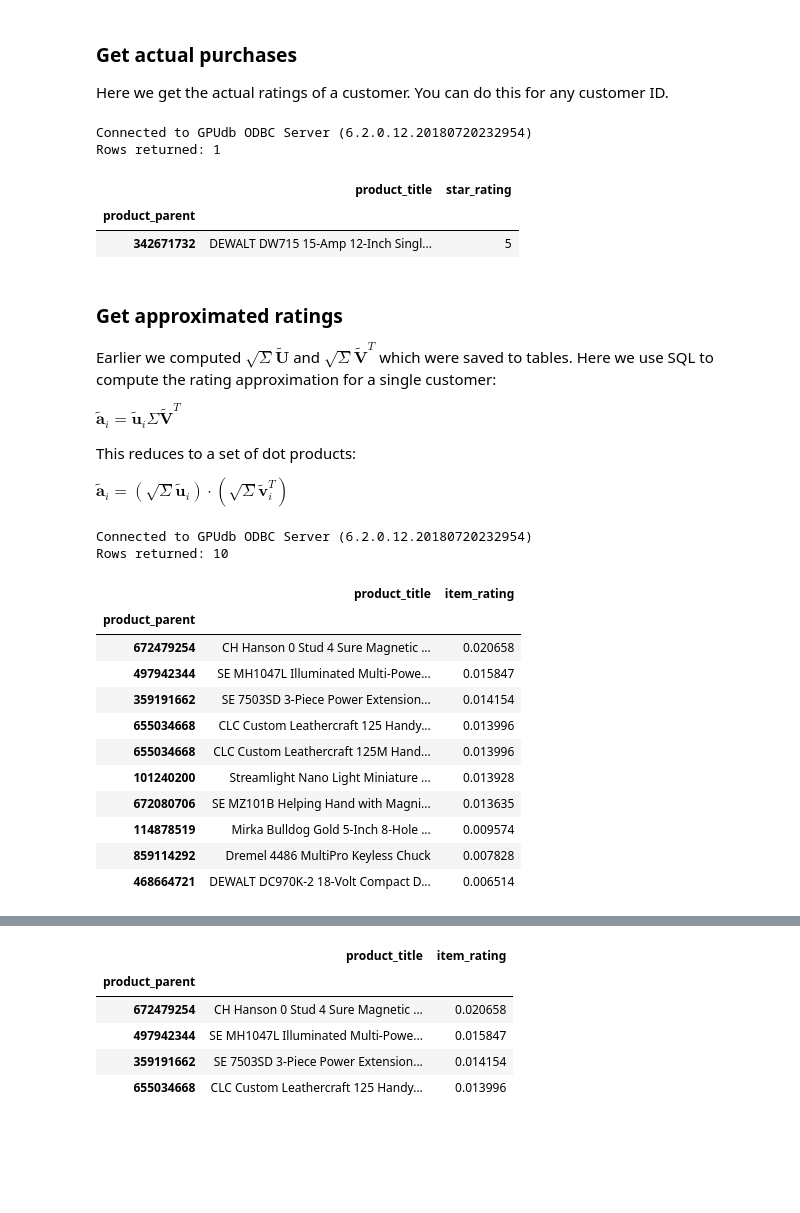
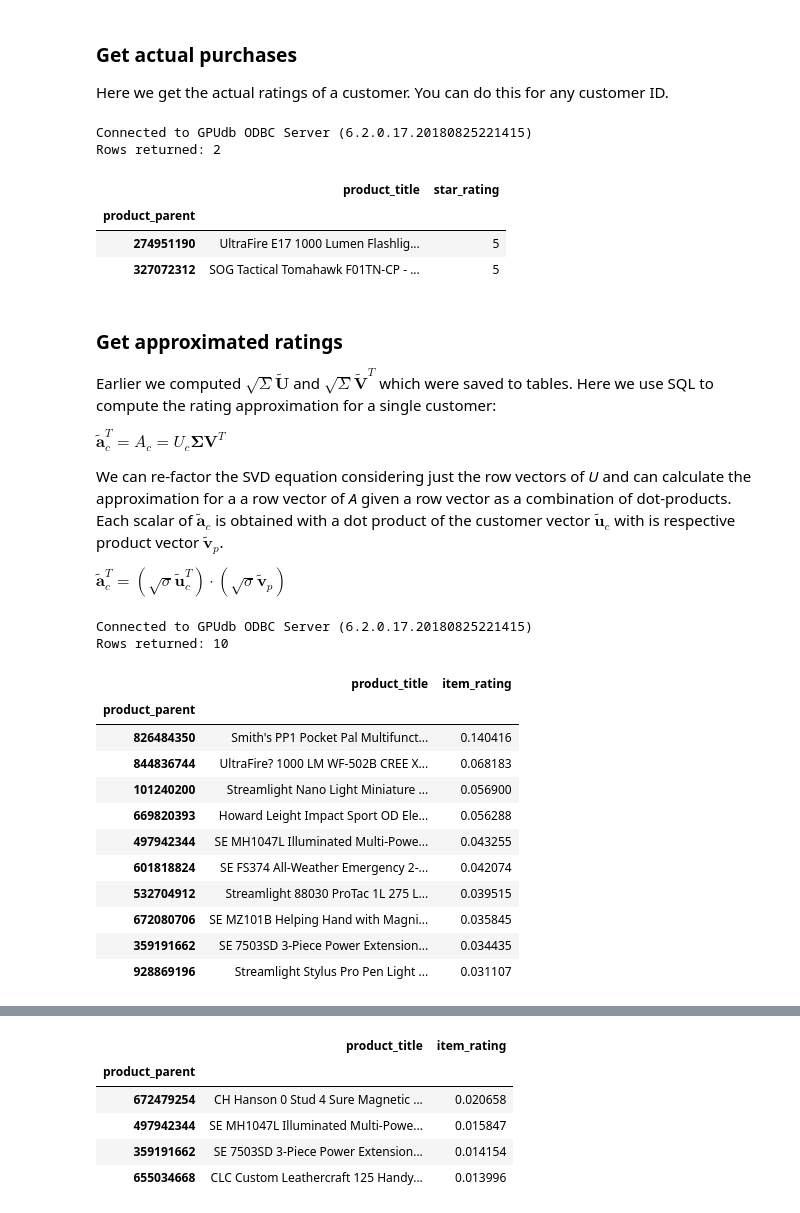
Before and after one commit to kineticadb/kinetica-jupyterlab, a Jupyter notebook: notebooks/SVD/svd_3_recommend.ipynb, the cells around one changed output, grey strips where cells are left out. Drawn from its saved outputs; the diff is of its cells as text; code cells hidden in the pictures; blank space fills up the shorter version.

```diff
--- a/notebooks/SVD/svd_3_recommend.ipynb
+++ b/notebooks/SVD/svd_3_recommend.ipynb
@@ -30,7 +30,7 @@ pd.options.display.max_colwidth = 100
 
 Here we get the actual ratings of a customer. You can do this for any customer ID.
 # %%
-CUSTOMER_ID = 19434
+CUSTOMER_ID = 22632
 
 _actual_df = kodbc_io.get_df("""
 select
@@ -47,60 +47,62 @@ order by am.product_parent
 _actual_df = _actual_df.set_index('product_parent')
 _actual_df
 # %% [output]
-Connected to GPUdb ODBC Server (6.2.0.12.20180720232954)
-Rows returned: 1
+Connected to GPUdb ODBC Server (6.2.0.17.20180825221415)
+Rows returned: 2
 |  | product_title | star_rating |
 | product_parent |  |  |
-| 342671732 | DEWALT DW715 15-Amp 12-Inch Singl... | 5 |
+| 274951190 | UltraFire E17 1000 Lumen Flashlig... | 5 |
+| 327072312 | SOG Tactical Tomahawk F01TN-CP - ... | 5 |
 # %% [markdown]
 ### Get approximated ratings
 
 Earlier we computed $\sqrt{\Sigma}\tilde{\mathbf{U}}$ and $\sqrt{\Sigma}\tilde{\mathbf{V}}^T$ which were saved to tables. Here we use SQL to compute the rating approximation for a single customer:
 
-$\mathbf{\tilde{a}}_i = \mathbf{\tilde{u}}_i \Sigma \mathbf{\tilde{V}}^T$
+$\mathbf{\tilde{a}}_c^T = A_c = U_c \boldsymbol{\Sigma} \mathbf{V}^T $
 
-This reduces to a set of dot products:
+We can re-factor the SVD equation considering just the row vectors of *U* and can calculate the approximation for a a row vector of *A* given a row vector as a combination of dot-products. Each scalar of $\mathbf{\tilde{a}}_c$ is obtained with a dot product of the customer vector $\mathbf{\tilde{u}}_c$ with is respective product vector $\mathbf{\tilde{v}}_p$.
 
-$\mathbf{\tilde{a}}_i = (\sqrt{\Sigma} \mathbf{\tilde{u}}_i) \cdot (\sqrt{\Sigma} \mathbf{\tilde{v}}_i^T) $
+$\mathbf{\tilde{a}}_c^T = (\sqrt{\sigma} \mathbf{\tilde{u}}_c^T) \cdot (\sqrt{\sigma} \mathbf{\tilde{v}}_p) $
 # %%
 _approx_df = kodbc_io.get_df("""
 select top 10
     iv.product_parent,
     ap.product_title,
     (cv.U0 * iv.V0)
     + (cv.U1 * iv.V1)
     + (cv.U2 * iv.V2)
     + (cv.U3 * iv.V3)
     + (cv.U4 * iv.V4)
     + (cv.U5 * iv.V5)
     + (cv.U6 * iv.V6)
     + (cv.U7 * iv.V7)
     + (cv.U8 * iv.V8)
     + (cv.U9 * iv.V9)
     as item_rating
 from svd_cust_vec as cv, svd_item_vec as iv
 join amazon_products ap
     on ap.product_parent = iv.product_parent
 where cv.customer_id = {}
 order by item_rating desc
 """.format(CUSTOMER_ID))
 
 _approx_df = _approx_df.set_index('product_parent')
+_approx_df.sort_values('item_rating', ascending=False)
 # %% [output]
-Connected to GPUdb ODBC Server (6.2.0.12.20180720232954)
+Connected to GPUdb ODBC Server (6.2.0.17.20180825221415)
 Rows returned: 10
 |  | product_title | item_rating |
 | product_parent |  |  |
-| 672479254 | CH Hanson 0 Stud 4 Sure Magnetic ... | 0.020658 |
-| 497942344 | SE MH1047L Illuminated Multi-Powe... | 0.015847 |
-| 359191662 | SE 7503SD 3-Piece Power Extension... | 0.014154 |
-| 655034668 | CLC Custom Leathercraft 125 Handy... | 0.013996 |
-| 655034668 | CLC Custom Leathercraft 125M Hand... | 0.013996 |
-| 101240200 | Streamlight Nano Light Miniature ... | 0.013928 |
-| 672080706 | SE MZ101B Helping Hand with Magni... | 0.013635 |
-| 114878519 | Mirka Bulldog Gold 5-Inch 8-Hole ... | 0.009574 |
-| 859114292 | Dremel 4486 MultiPro Keyless Chuck | 0.007828 |
-| 468664721 | DEWALT DC970K-2 18-Volt Compact D... | 0.006514 |
+| 826484350 | Smith's PP1 Pocket Pal Multifunct... | 0.140416 |
+| 844836744 | UltraFire? 1000 LM WF-502B CREE X... | 0.068183 |
+| 101240200 | Streamlight Nano Light Miniature ... | 0.056900 |
+| 669820393 | Howard Leight Impact Sport OD Ele... | 0.056288 |
+| 497942344 | SE MH1047L Illuminated Multi-Powe... | 0.043255 |
+| 601818824 | SE FS374 All-Weather Emergency 2-... | 0.042074 |
+| 532704912 | Streamlight 88030 ProTac 1L 275 L... | 0.039515 |
+| 672080706 | SE MZ101B Helping Hand with Magni... | 0.035845 |
+| 359191662 | SE 7503SD 3-Piece Power Extension... | 0.034435 |
+| 928869196 | Streamlight Stylus Pro Pen Light ... | 0.031107 |
 # %% [markdown]
 ### Get recommended purchases
 
```
Also changed, not shown: parts of 2 cells of this notebook, 11 other files.
